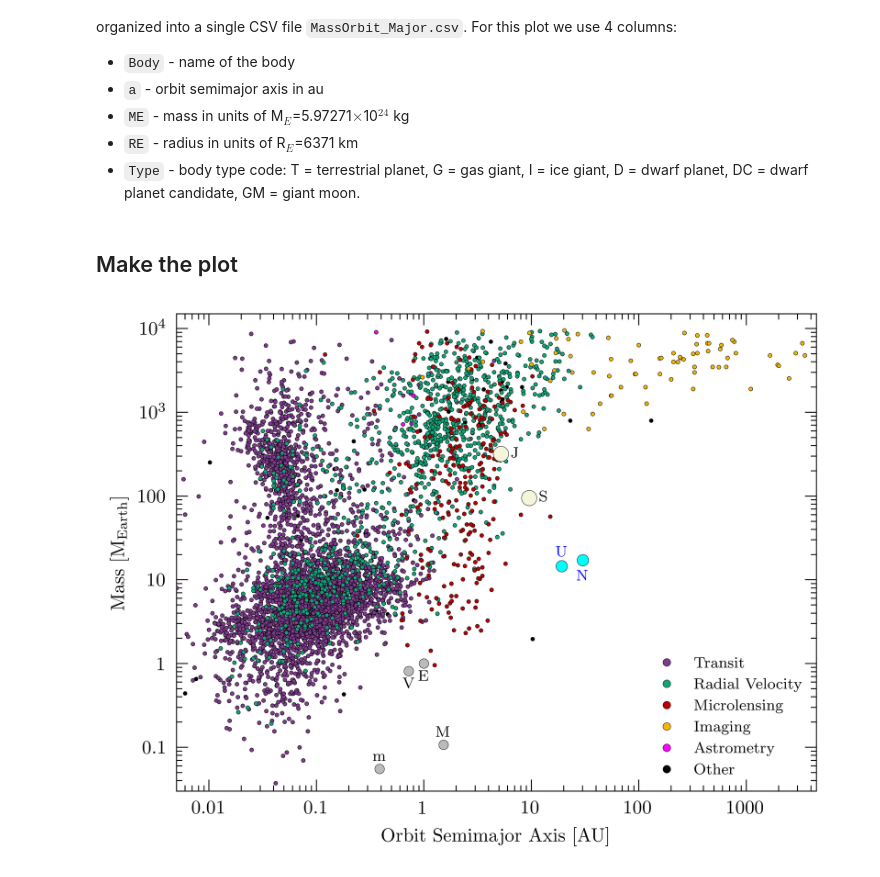
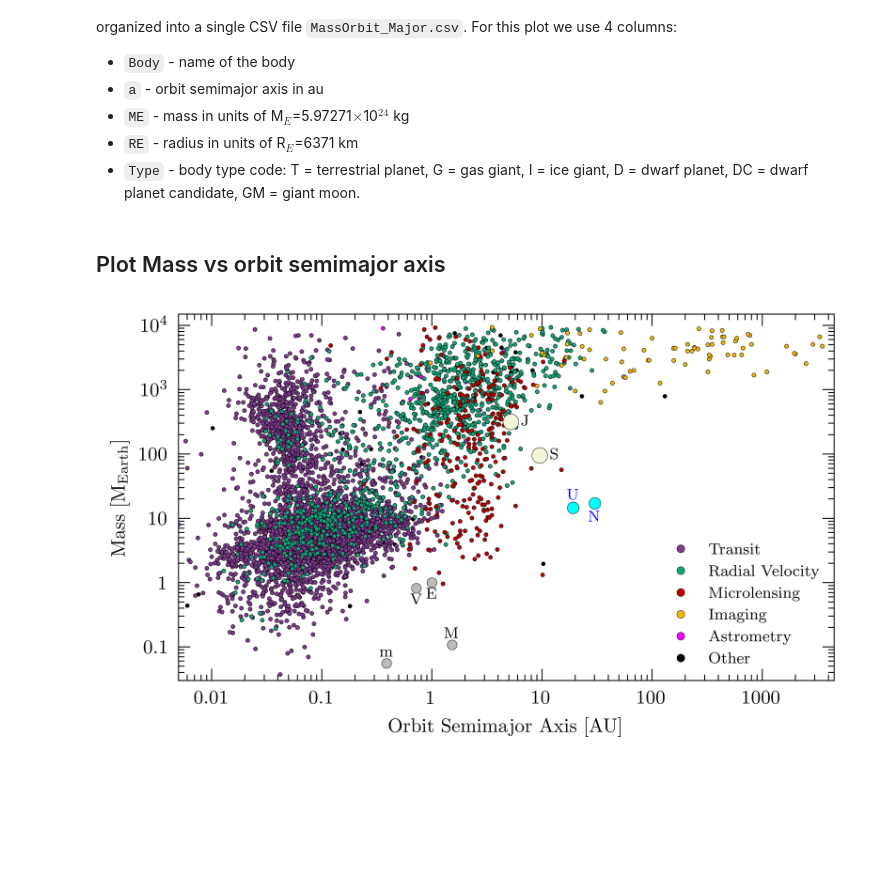
Before and after one commit to rwpogge/TeachingGraphics, a Jupyter notebook: Exoplanets/aM_exoplanets.ipynb, the cells around one changed output. Cells and saved outputs as stored; diff of their text form; code cells hidden in the pictures; blank space fills up the shorter version.

```diff
--- a/Exoplanets/aM_exoplanets.ipynb
+++ b/Exoplanets/aM_exoplanets.ipynb
@@ -33,7 +33,7 @@ Setup the standard plotting format and make the plot.
 # graphic aspect ratio = width/height
 
 aspect = 4.0/3.0 # 4:3 letter
-#aspect = 16.0/9.0 # wide-screen
+aspect = 16.0/9.0 # wide-screen
 
 #
 # Don't change these unless you really need to (we never have)
@@ -171,9 +180,11 @@ bodyAU = np.array(data['a'])
 
 bodySize = {'T':5,'G':8,'I':6,'D':4,'DC':3,'GM':3}
 bodyColor = {'T':'#bbbbbb','G':'beige','I':'cyan','D':'snow','DC':'white','GM':'orange'}
-# %% [markdown]
-## Make the plot
+# %% [markdown]
+## Plot Mass vs orbit semimajor axis
 # %%
+plotFile = f"exoplanet_aMe_2025Nov22.png"
+
 fig,ax = plt.subplots(figsize=(wInches,hInches),dpi=dpi)
 
 ax.tick_params('both',length=6,width=lwidth,which='major',direction='in',top=True,right=True)
@@ -226,31 +237,31 @@ for i in range(len(bodyName)):
             ax.text(bodyAU[i],bodyMass[i]/1.3,labelTxt[0],va='top',ha='center',fontsize=labelFontSize,
                     color='blue',zorder=10)
 
     elif t == 'T':
         labelTxt = bodyName[i][0]
         if bodyName[i]=='Mars':
             ax.text(bodyAU[i],1.15*bodyMass[i],'M',va='bottom',ha='center',fontsize=labelFontSize,
                 color='black',zorder=10)
         elif bodyName[i]=='Venus' or bodyName[i] == 'Earth':
             ax.text(bodyAU[i],bodyMass[i]/1.2,labelTxt,va='top',ha='center',fontsize=labelFontSize,
                 color='black',zorder=10)
         elif bodyName[i]=='Mercury':
             ax.text(bodyAU[i],1.15*bodyMass[i],'m',va='bottom',ha='center',fontsize=labelFontSize,
                 color='black',zorder=10)
 
 # mass limits
 
 # ax.hlines([Mbd,Mhb],aMin,aMax,ls=[':'],colors=['black'],lw=0.5,zorder=6)
 
 # make the plot and hardcopy
 
 leg = ax.legend(loc='lower right',frameon=False,prop={'size':8})
 for handle in leg.legend_handles:
     handle.set_markersize(4)
     handle.set_alpha(1.0)
 
 plt.savefig(plotFile,bbox_inches='tight',facecolor='white')
 
 plt.show()
 # %% [output]
-[figure, old version]
+[figure, new version]
```
Also changed, not shown: parts of 3 cells of this notebook, 1 other file.
